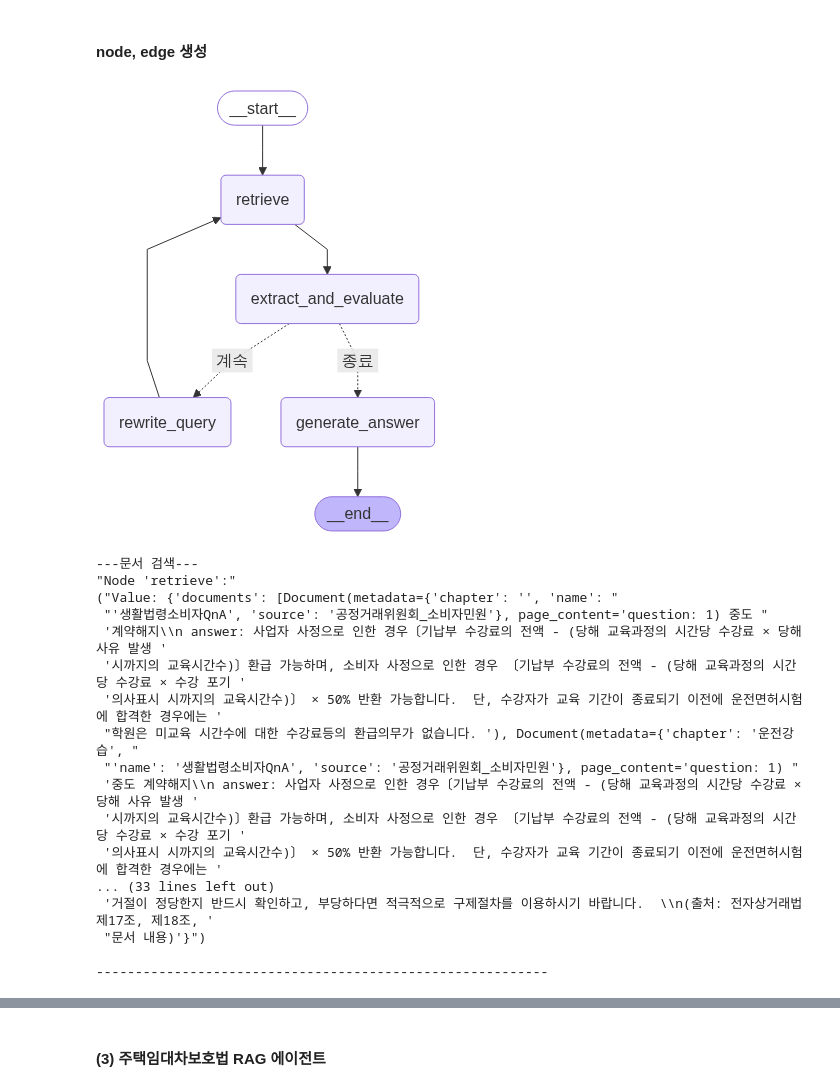
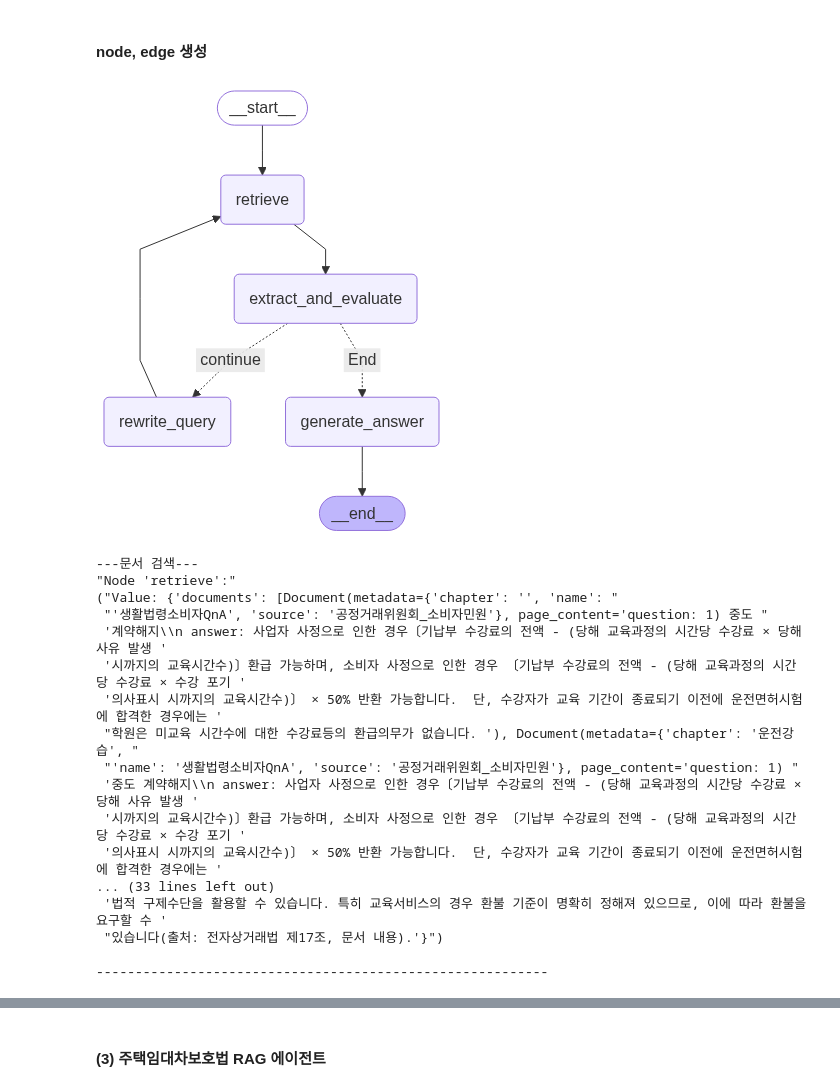
Before and after one commit to moonchanglee/NaturalLangProcessingInBigData, a Jupyter notebook: notebook/Agent_RAG v1.2.ipynb, the cells around one changed output, grey strips where cells are left out. Drawn from its saved outputs; the diff is of its cells as text; code cells hidden in the pictures.

```diff
--- a/notebook/Agent_RAG v1.2.ipynb
+++ b/notebook/Agent_RAG v1.2.ipynb
@@ -461,7 +461,8 @@ def rewrite_query(state: EcommerceRagState) -> EcommerceRagState:
     print("---쿼리 재작성---")
 
     rewrite_prompt = ChatPromptTemplate.from_messages([
-        ("system", """당신은 소비자 관련 전자상거래법 전문가입니다. 주어진 원래 질문과 추출된 정보를 바탕으로, 더 관련성 있고 충실한 정보를 찾기 위해 검색 쿼리를 개선해주세요.
+        ("system", """당신은 소비자 관련 전자상거래법 전문가입니다. 주어진 원래 질문과 추출된 정보를 바탕으로,
+                    더 관련성 있고 충실한 정보를 찾기 위해 검색 쿼리를 개선해주세요.
 
         다음 사항을 고려하여 검색 쿼리를 개선하세요:
         1. 원래 질문의 핵심 요소
@@ -498,33 +499,3 @@ def rewrite_query(state: EcommerceRagState) -> EcommerceRagState:
     ))
 
     return {"rewritten_query": response.question_refined}
-
-
-
-def generate_node_answer(state: EcommerceRagState) -> EcommerceRagState:
-    print("---답변 생성---")
-
-    answer_prompt = ChatPromptTemplate.from_messages([
-        ("system", """당신은 전자상거래법 전문가입니다. 주어진 질문과 추출된 정보를 바탕으로 답변을 생성해주세요.
-        답변은 마크다운 형식으로 작성하며, 각 정보의 출처를 명확히 표시해야 합니다.
-        답변 구조:
-        1. 질문에 대한 직접적인 답변
-        2. 관련 법률 조항 및 해석
-        3. 추가 설명 또는 예시 (필요한 경우)
-        4. 결론 및 요약
-        각 섹션에서 사용된 정보의 출처를 괄호 안에 명시하세요. 예: (출처: 전자상거래법 제15조)"""),
-        ("human", "질문: {question}\n\n추출된 정보:\n{extracted_info}\n\n위 지침에 따라 최종 답변을 작성해주세요.")
-    ])
-
-    # extracted_info_str = "\n".join([f"내용: {strip.content}\n출처: {strip.source}\n관련성: {strip.relevance_score}\n충실성: {strip.faithfulness_score}" for strip in state["extracted_info"]])
-    extracted_info_str = "\n".join([
-    f"내용: {strip.content}\n출처: {strip.source}\n관련성: {strip.relevance_score}\n충실성: {strip.faithfulness_score}"
-    for strip in state["extracted_info"].strips
-])
-
-    node_answer = llm.invoke(answer_prompt.format(
-        question=state["question"],
-        extracted_info=extracted_info_str
-    ))
-
-    return {"node_answer": node_answer.content}
@@ -536,7 +537,7 @@ def generate_node_answer(state: EcommerceRagState) -> EcommerceRagState:
 #     if len(state["extracted_info"]) >= 1:
 #         return "종료"
 #     return "계속"
-def should_continue(state: EcommerceRagState) -> Literal["계속", "종료"]:
+def should_continue(state: EcommerceRagState) -> Literal["continue", "End"]:
     if state["num_generations"] >= 2:
         return "종료"
     # extracted_info가 None이 아니고, strips가 1개 이상 있을 때 종료
@@ -550,36 +551,36 @@ from IPython.display import Image, display
 # 그래프 생성
 workflow = StateGraph(EcommerceRagState)
 
 # 노드 추가
 workflow.add_node("retrieve", retrieve_documents)
 workflow.add_node("extract_and_evaluate", extract_and_evaluate_information)
 workflow.add_node("rewrite_query", rewrite_query)
 workflow.add_node("generate_answer", generate_node_answer)
 
 
 # 엣지 추가
 workflow.add_edge(START, "retrieve")
 workflow.add_edge("retrieve", "extract_and_evaluate")
 
 # 조건부 엣지 추가
 workflow.add_conditional_edges(
     "extract_and_evaluate",
     should_continue,
     {
-        "계속": "rewrite_query",
-        "종료": "generate_answer"
+        "continue": "rewrite_query",
+        "End": "generate_answer"
     }
 )
 workflow.add_edge("rewrite_query", "retrieve")
 workflow.add_edge("generate_answer", END)
 
 # 그래프 컴파일
 ecommerce_law_agent = workflow.compile()
 
 # 그래프 시각화
 display(Image(ecommerce_law_agent.get_graph().draw_mermaid_png()))
 # %% [output]
-[figure, old version]
+[figure, new version]
 # %%
 inputs = {"question": "환불이 거절되었을 때 소비자가 취할 수 있는 조치가 있나요?"}
 for output in ecommerce_law_agent.stream(inputs):
@@ -602,8 +603,8 @@ for output in ecommerce_law_agent.stream(inputs):
  '시까지의 교육시간수)〕환급 가능하며, 소비자 사정으로 인한 경우 〔기납부 수강료의 전액 - (당해 교육과정의 시간당 수강료 × 수강 포기 '
  '의사표시 시까지의 교육시간수)〕 × 50% 반환 가능합니다.  단, 수강자가 교육 기간이 종료되기 이전에 운전면허시험에 합격한 경우에는 '
 ... (33 lines left out)
- '거절이 정당한지 반드시 확인하고, 부당하다면 적극적으로 구제절차를 이용하시기 바랍니다.  \\n(출처: 전자상거래법 제17조, 제18조, '
- "문서 내용)'}")
+ '법적 구제수단을 활용할 수 있습니다. 특히 교육서비스의 경우 환불 기준이 명확히 정해져 있으므로, 이에 따라 환불을 요구할 수 '
+ "있습니다(출처: 전자상거래법 제17조, 문서 내용).'}")
 
 ----------------------------------------------------------
 # %%
```
Also changed, not shown: parts of 4 cells of this notebook.
